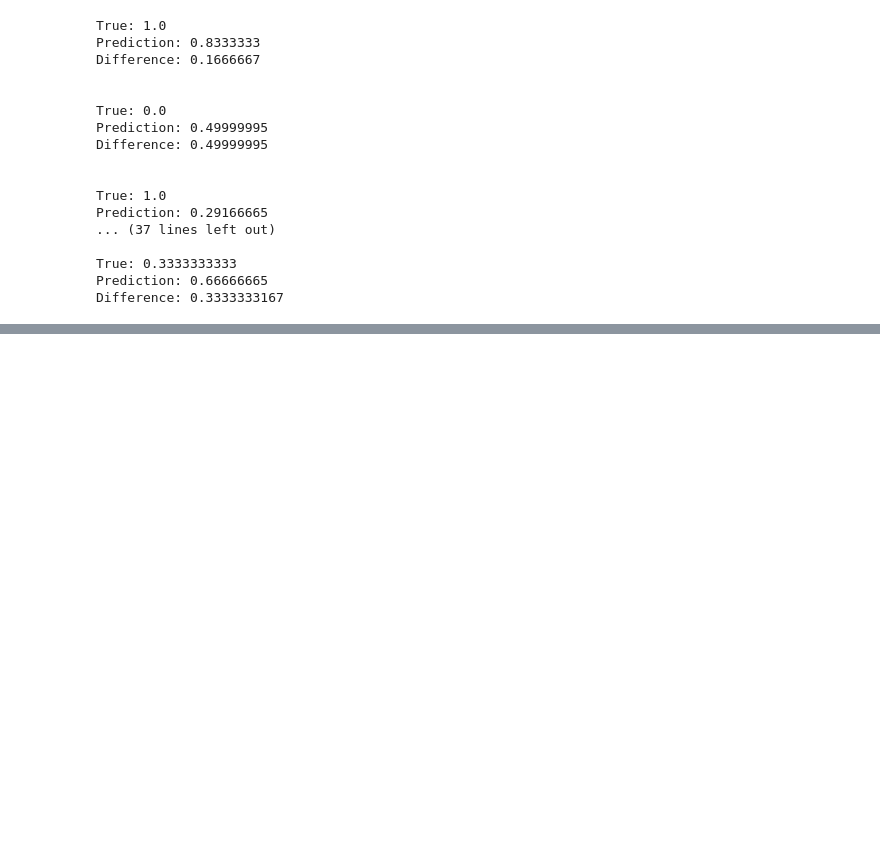
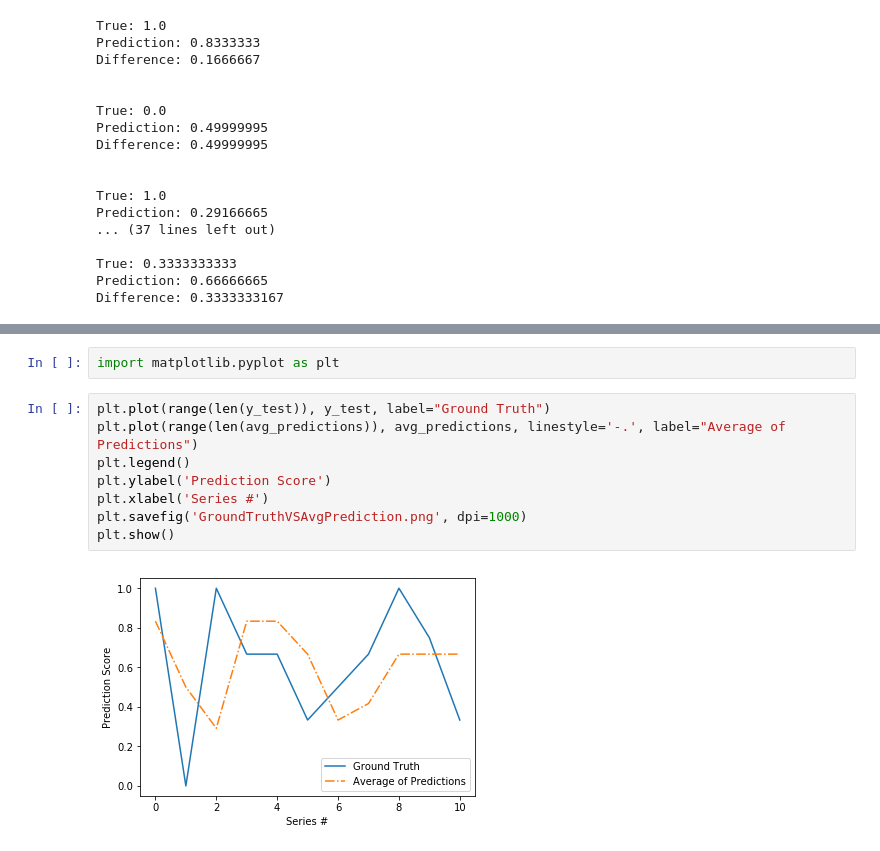
Before and after one commit to zachhartzog/CS491S_Final, a Jupyter notebook: main.ipynb, the cells around one changed output, grey strips where cells are left out. Cells and saved outputs as stored; diff of their text form; blank space fills up the shorter version.

Commit message:
Includes plots

```diff
--- a/main.ipynb
+++ b/main.ipynb
@@ -230,0 +238,12 @@ Difference: 0.3333333167
+# %%
+import matplotlib.pyplot as plt
+# %%
+plt.plot(range(len(y_test)), y_test, label="Ground Truth")
+plt.plot(range(len(avg_predictions)), avg_predictions, linestyle='-.', label="Average of Predictions")
+plt.legend()
+plt.ylabel('Prediction Score')
+plt.xlabel('Series #')
+plt.savefig('GroundTruthVSAvgPrediction.png', dpi=1000)
+plt.show()
+# %% [output]
+[figure, added]
```
Also changed, not shown: parts of 2 cells of this notebook.
